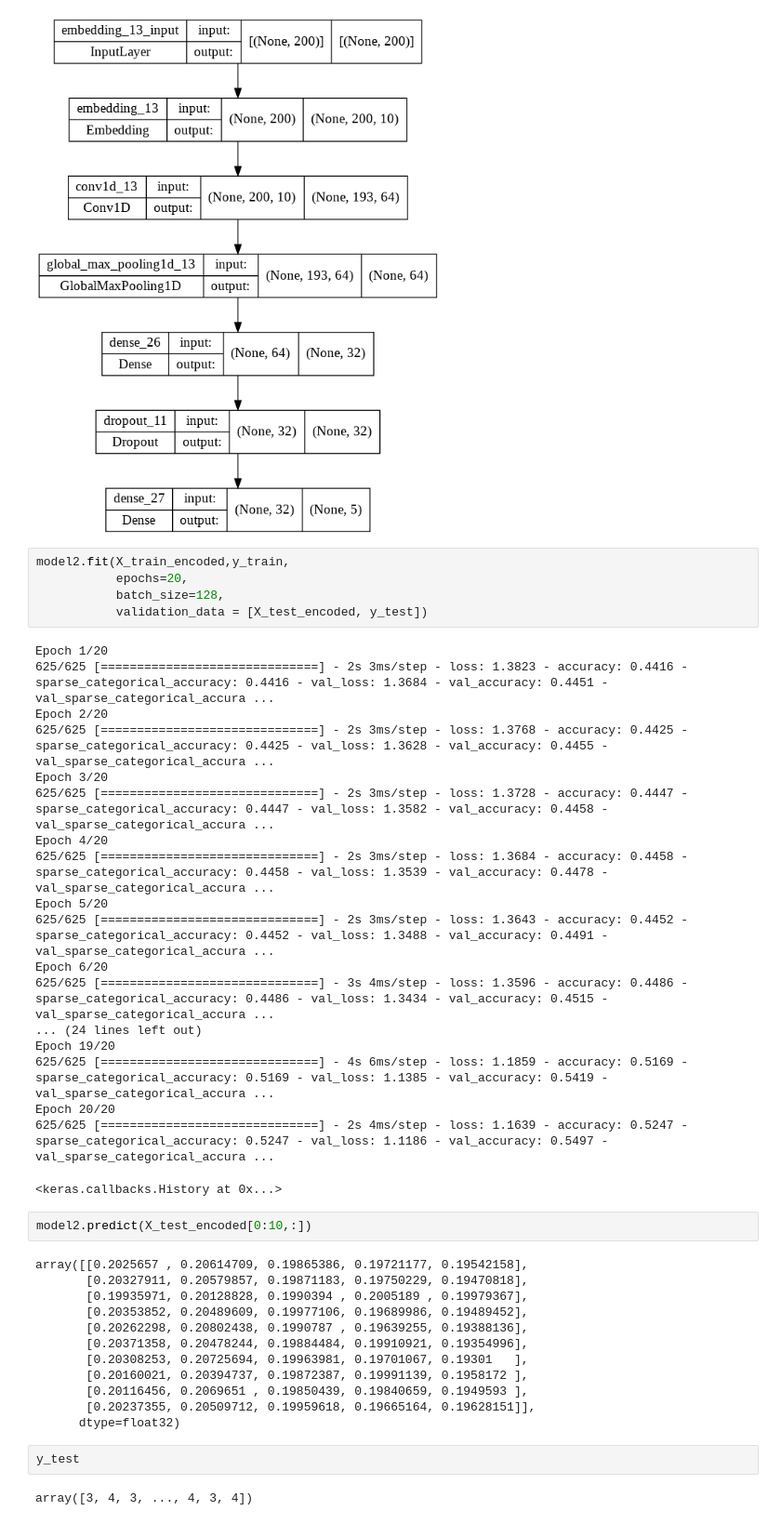
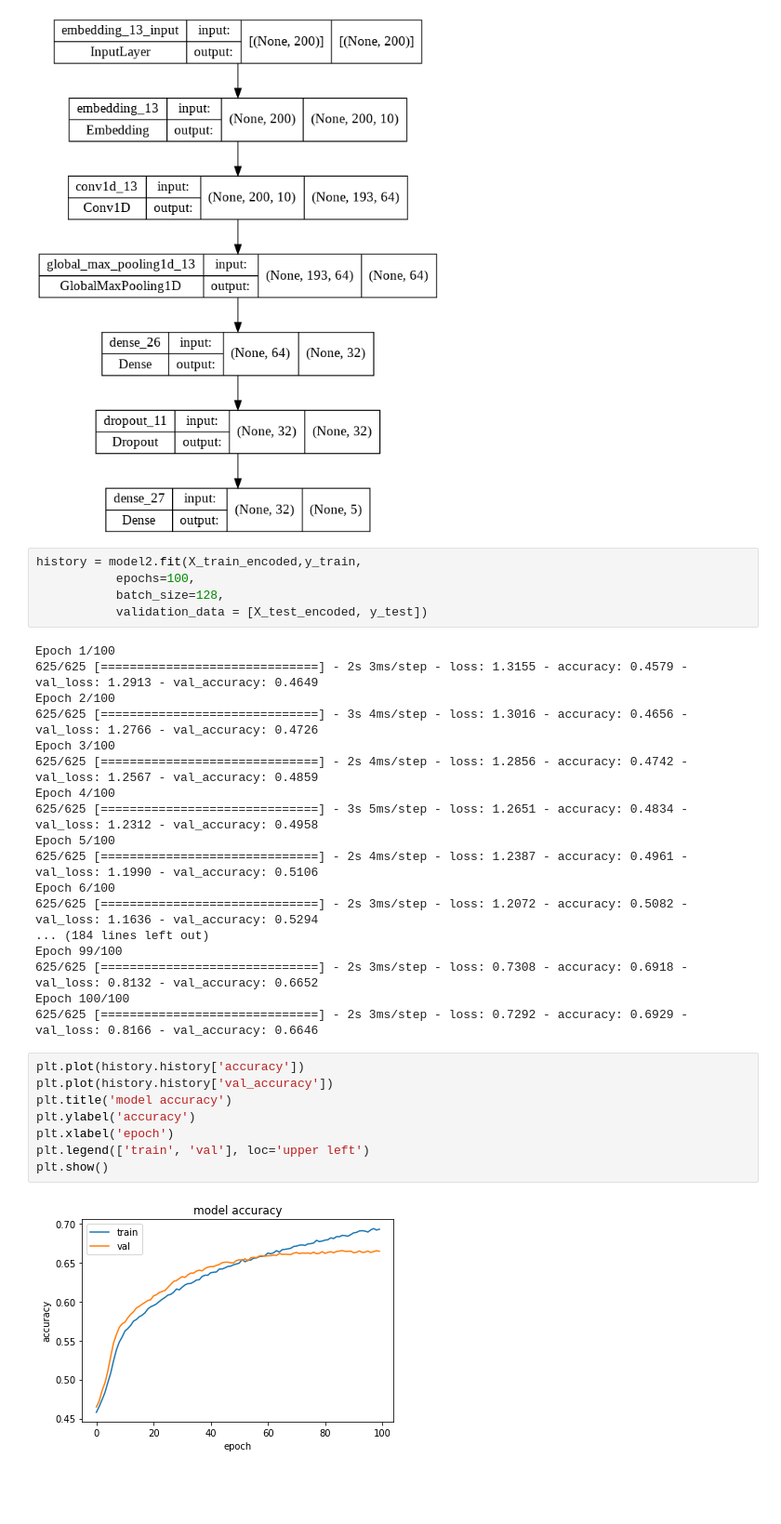
Before and after one commit to CodyBurker/W266_Group_Project, a Jupyter notebook: CodyCNNAnalysis2.ipynb, the cells around one changed output. Shown: that part at 93% size. Saved outputs shown, nothing was run; the diff lists cells and outputs as text; blank space fills up the shorter version.

Commit message:
Trained model

```diff
--- a/CodyCNNAnalysis2.ipynb
+++ b/CodyCNNAnalysis2.ipynb
@@ -76,44 +76,35 @@ plot_model(model2,show_shapes=True)
 # %% [output]
 [figure]
 # %%
-model2.fit(X_train_encoded,y_train,
-           epochs=20,
+history = model2.fit(X_train_encoded,y_train,
+           epochs=100,
            batch_size=128,
            validation_data = [X_test_encoded, y_test])
 # %% [output]
-Epoch 1/20
-625/625 [==============================] - 2s 3ms/step - loss: 1.3823 - accuracy: 0.4416 - sparse_categorical_accuracy: 0.4416 - val_loss: 1.3684 - val_accuracy: 0.4451 - val_sparse_categorical_accura ...
-Epoch 2/20
-625/625 [==============================] - 2s 3ms/step - loss: 1.3768 - accuracy: 0.4425 - sparse_categorical_accuracy: 0.4425 - val_loss: 1.3628 - val_accuracy: 0.4455 - val_sparse_categorical_accura ...
-Epoch 3/20
-625/625 [==============================] - 2s 3ms/step - loss: 1.3728 - accuracy: 0.4447 - sparse_categorical_accuracy: 0.4447 - val_loss: 1.3582 - val_accuracy: 0.4458 - val_sparse_categorical_accura ...
-Epoch 4/20
-625/625 [==============================] - 2s 3ms/step - loss: 1.3684 - accuracy: 0.4458 - sparse_categorical_accuracy: 0.4458 - val_loss: 1.3539 - val_accuracy: 0.4478 - val_sparse_categorical_accura ...
-Epoch 5/20
-625/625 [==============================] - 2s 3ms/step - loss: 1.3643 - accuracy: 0.4452 - sparse_categorical_accuracy: 0.4452 - val_loss: 1.3488 - val_accuracy: 0.4491 - val_sparse_categorical_accura ...
-Epoch 6/20
-625/625 [==============================] - 3s 4ms/step - loss: 1.3596 - accuracy: 0.4486 - sparse_categorical_accuracy: 0.4486 - val_loss: 1.3434 - val_accuracy: 0.4515 - val_sparse_categorical_accura ...
-... (24 lines left out)
-Epoch 19/20
-625/625 [==============================] - 4s 6ms/step - loss: 1.1859 - accuracy: 0.5169 - sparse_categorical_accuracy: 0.5169 - val_loss: 1.1385 - val_accuracy: 0.5419 - val_sparse_categorical_accura ...
-Epoch 20/20
-625/625 [==============================] - 2s 4ms/step - loss: 1.1639 - accuracy: 0.5247 - sparse_categorical_accuracy: 0.5247 - val_loss: 1.1186 - val_accuracy: 0.5497 - val_sparse_categorical_accura ...
+Epoch 1/100
+625/625 [==============================] - 2s 3ms/step - loss: 1.3155 - accuracy: 0.4579 - val_loss: 1.2913 - val_accuracy: 0.4649
+Epoch 2/100
+625/625 [==============================] - 3s 4ms/step - loss: 1.3016 - accuracy: 0.4656 - val_loss: 1.2766 - val_accuracy: 0.4726
+Epoch 3/100
+625/625 [==============================] - 2s 4ms/step - loss: 1.2856 - accuracy: 0.4742 - val_loss: 1.2567 - val_accuracy: 0.4859
+Epoch 4/100
+625/625 [==============================] - 3s 5ms/step - loss: 1.2651 - accuracy: 0.4834 - val_loss: 1.2312 - val_accuracy: 0.4958
+Epoch 5/100
+625/625 [==============================] - 2s 4ms/step - loss: 1.2387 - accuracy: 0.4961 - val_loss: 1.1990 - val_accuracy: 0.5106
+Epoch 6/100
+625/625 [==============================] - 2s 3ms/step - loss: 1.2072 - accuracy: 0.5082 - val_loss: 1.1636 - val_accuracy: 0.5294
+... (184 lines left out)
+Epoch 99/100
+625/625 [==============================] - 2s 3ms/step - loss: 0.7308 - accuracy: 0.6918 - val_loss: 0.8132 - val_accuracy: 0.6652
+Epoch 100/100
+625/625 [==============================] - 2s 3ms/step - loss: 0.7292 - accuracy: 0.6929 - val_loss: 0.8166 - val_accuracy: 0.6646
-<keras.callbacks.History at 0x...>
-# %%
-model2.predict(X_test_encoded[0:10,:])
-# %% [output]
-array([[0.2025657 , 0.20614709, 0.19865386, 0.19721177, 0.19542158],
-       [0.20327911, 0.20579857, 0.19871183, 0.19750229, 0.19470818],
-       [0.19935971, 0.20128828, 0.1990394 , 0.2005189 , 0.19979367],
-       [0.20353852, 0.20489609, 0.19977106, 0.19689986, 0.19489452],
-       [0.20262298, 0.20802438, 0.1990787 , 0.19639255, 0.19388136],
-       [0.20371358, 0.20478244, 0.19884484, 0.19910921, 0.19354996],
-       [0.20308253, 0.20725694, 0.19963981, 0.19701067, 0.19301   ],
-       [0.20160021, 0.20394737, 0.19872387, 0.19991139, 0.1958172 ],
-       [0.20116456, 0.2069651 , 0.19850439, 0.19840659, 0.1949593 ],
-       [0.20237355, 0.20509712, 0.19959618, 0.19665164, 0.19628151]],
-      dtype=float32)
-# %%
-y_test
-# %% [output]
-array([3, 4, 3, ..., 4, 3, 4])
+# %%
+plt.plot(history.history['accuracy'])
+plt.plot(history.history['val_accuracy'])
+plt.title('model accuracy')
+plt.ylabel('accuracy')
+plt.xlabel('epoch')
+plt.legend(['train', 'val'], loc='upper left')
+plt.show()
+# %% [output]
+[figure, added]
```
